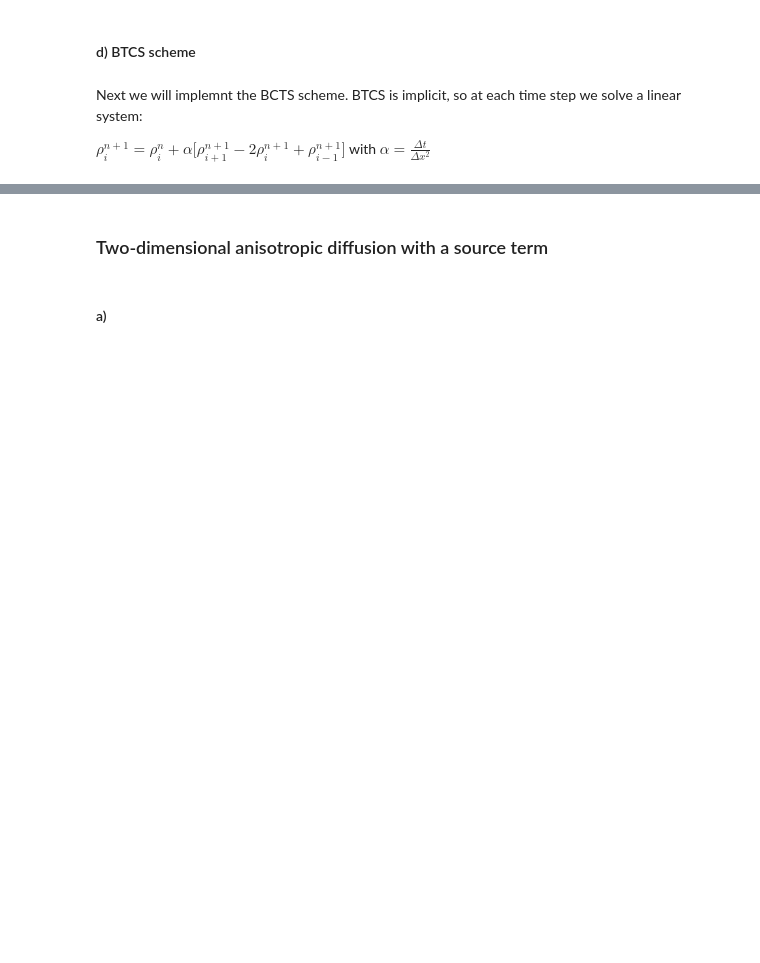
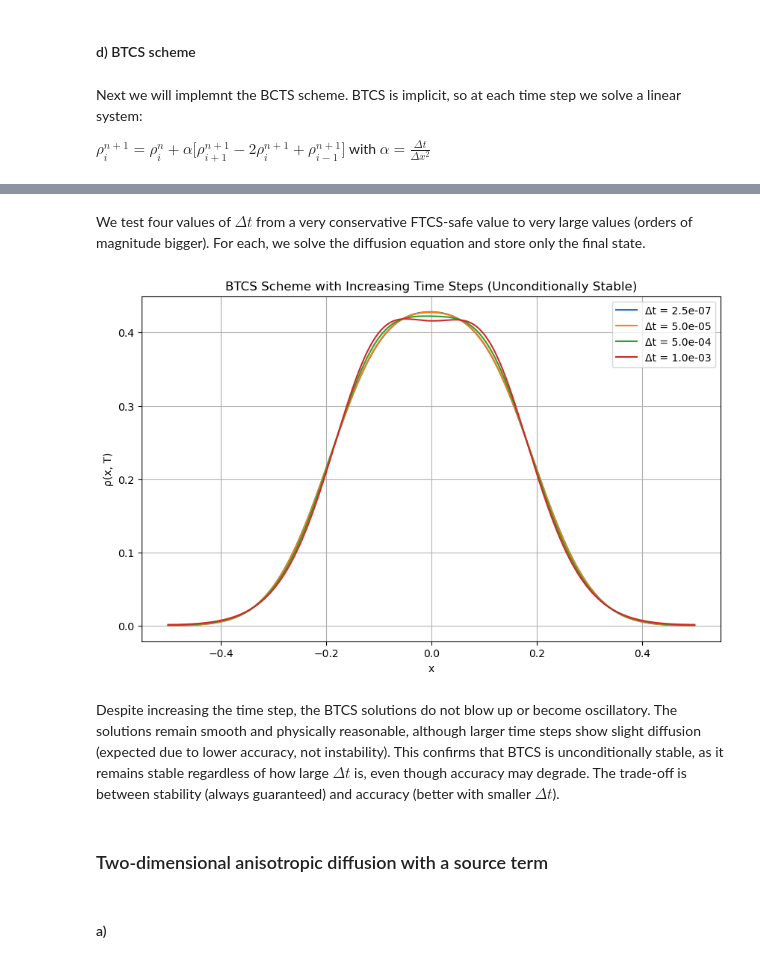
Before and after one commit to ShannonS00/Computational-Astrophysics, a Jupyter notebook: Worksheet_6/Worksheet_6_G22.ipynb, the cells around one changed output, grey strips where cells are left out. Drawn from its saved outputs; the diff is of its cells as text; code cells hidden in the pictures; blank space fills up the shorter version.

```diff
--- a/Worksheet_6/Worksheet_6_G22.ipynb
+++ b/Worksheet_6/Worksheet_6_G22.ipynb
@@ -304,0 +271,5 @@ BTCS vs FTCS L2 Relative Error (∆t = 1.25e-05): nan
+# %%
+N = 1000
+x_start, x_end = -0.5, 0.5
+x = np.linspace(x_start, x_end, N, endpoint=False)
+dx = (x_end - x_start) / N
@@ -304,0 +295,16 @@ BTCS vs FTCS L2 Relative Error (∆t = 1.25e-05): nan
+# %%
+def solve_btcs(N, T, dt):
+    alpha = dt / dx**2
+    A = construct_matrix(N, alpha)
+    Afac = factorized(A)
+
+    rho = initial_condition(x)
+    nt = int(T / dt)
+    snapshots = {0: rho.copy()}
+
+    for n in range(1, nt + 1):
+        rho = Afac(rho)
+        if n in [int(0.2*nt), int(0.5*nt), nt]:
+            snapshots[n] = rho.copy()
+
+    return rho, snapshots, dt
@@ -305,3 +316,29 @@ BTCS vs FTCS L2 Relative Error (∆t = 1.25e-05): nan
+# %% [markdown]
+We test four values of $\Delta t$ from a very conservative FTCS-safe value to very large values (orders of magnitude bigger). For each, we solve the diffusion equation and store only the final state.
+# %%
+dts = [0.25 * dx**2, 5e-5, 5e-4, 1e-3]  # from stable to very large
+T = 5e-3
+results = []
+
+for dt in dts:
+    final_rho, snapshots, used_dt = solve_btcs(N, T, dt)
+    results.append((used_dt, snapshots))
+
+plt.figure(figsize=(10, 6))
+for used_dt, snapshots in results:
+    label = f"Δt = {used_dt:.1e}"
+    plt.plot(x, snapshots[max(snapshots.keys())], label=label)
+
+plt.title("BTCS Scheme with Increasing Time Steps (Unconditionally Stable)")
+plt.xlabel("x")
+plt.ylabel("ρ(x, T)")
+plt.legend()
+plt.grid(True)
+plt.show()
+# %% [output]
+[figure, added]
+# %% [markdown]
+Despite increasing the time step, the BTCS solutions do not blow up or become oscillatory. The solutions remain smooth and physically reasonable, although larger time steps show slight diffusion (expected due to lower accuracy, not instability). This confirms that BTCS is unconditionally stable, as it remains stable regardless of how large $\Delta t$ is, even though accuracy may degrade. The trade-off is between stability (always guaranteed) and accuracy (better with smaller $\Delta t$).
 # %% [markdown]
 ### Two-dimensional anisotropic diffusion with a source term
 # %% [markdown]
```
Also changed, not shown: parts of 20 cells of this notebook.
